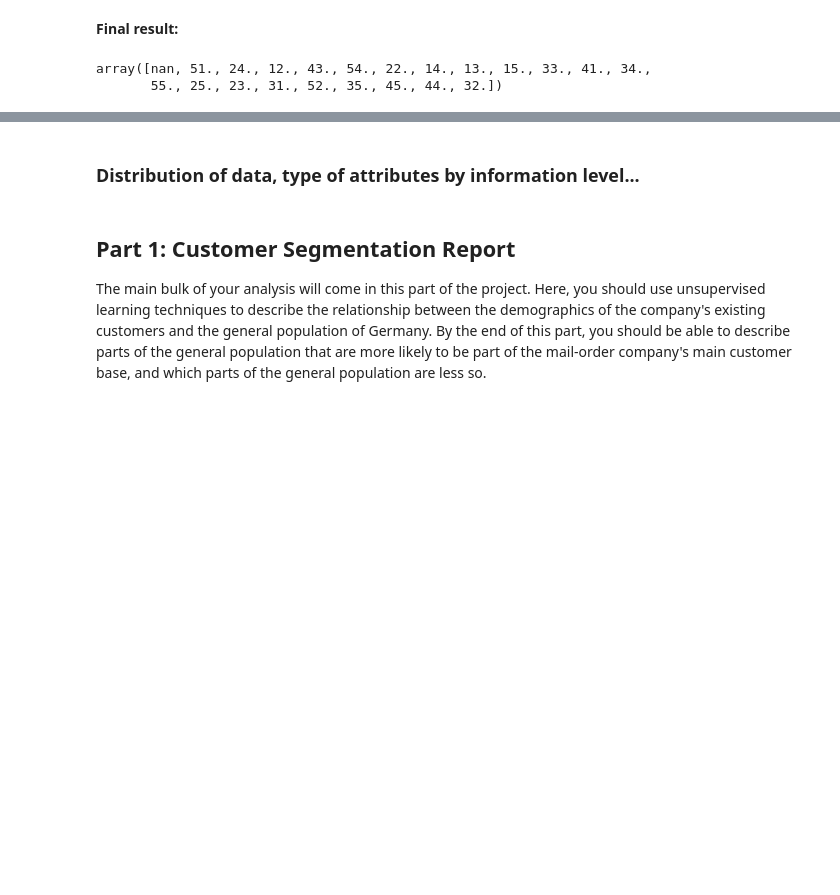
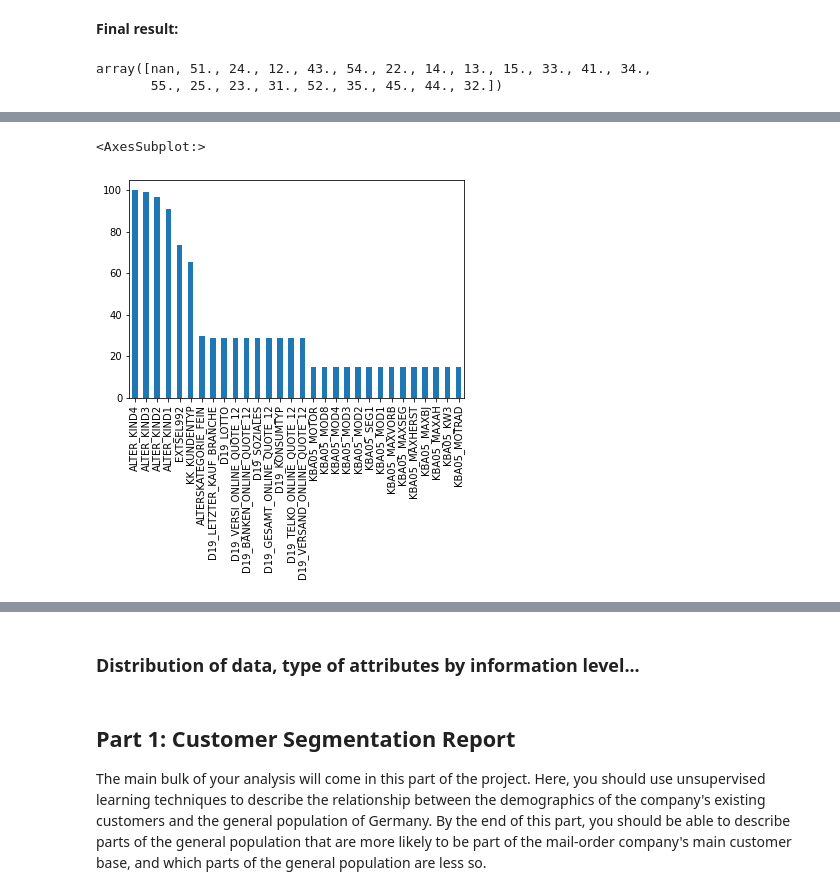
Before and after one commit to jobquiroz/MarketingCampaign, a Jupyter notebook: Arvato Project Workbook.ipynb, the cells around one changed output, grey strips where cells are left out. Drawn from its saved outputs; the diff is of its cells as text; code cells hidden in the pictures; blank space fills up the shorter version.

Commit message:
Starting to analyze missing values

```diff
--- a/Arvato Project Workbook.ipynb
+++ b/Arvato Project Workbook.ipynb
@@ -158,0 +156,4 @@ Then, we are going to take a deeper look the rest of the attributes to find ways
+# %%
+col_missing_values = azdias.isnull().sum()
+col_missing_values
+#col_missing_values[col_missing_values > int(0.5*azdias.shape[0])]
@@ -158,0 +173,8 @@ Then, we are going to take a deeper look the rest of the attributes to find ways
+# %%
+percentage_missing_values = col_missing_values.sort_values(ascending = False) / azdias.shape[0] * 100
+
+# Plotting Top 30 features with missing values
+percentage_missing_values[:30].plot.bar()
+# %% [output]
+<AxesSubplot:>
+[figure, added]
```
Also changed, not shown: parts of 13 cells of this notebook.
